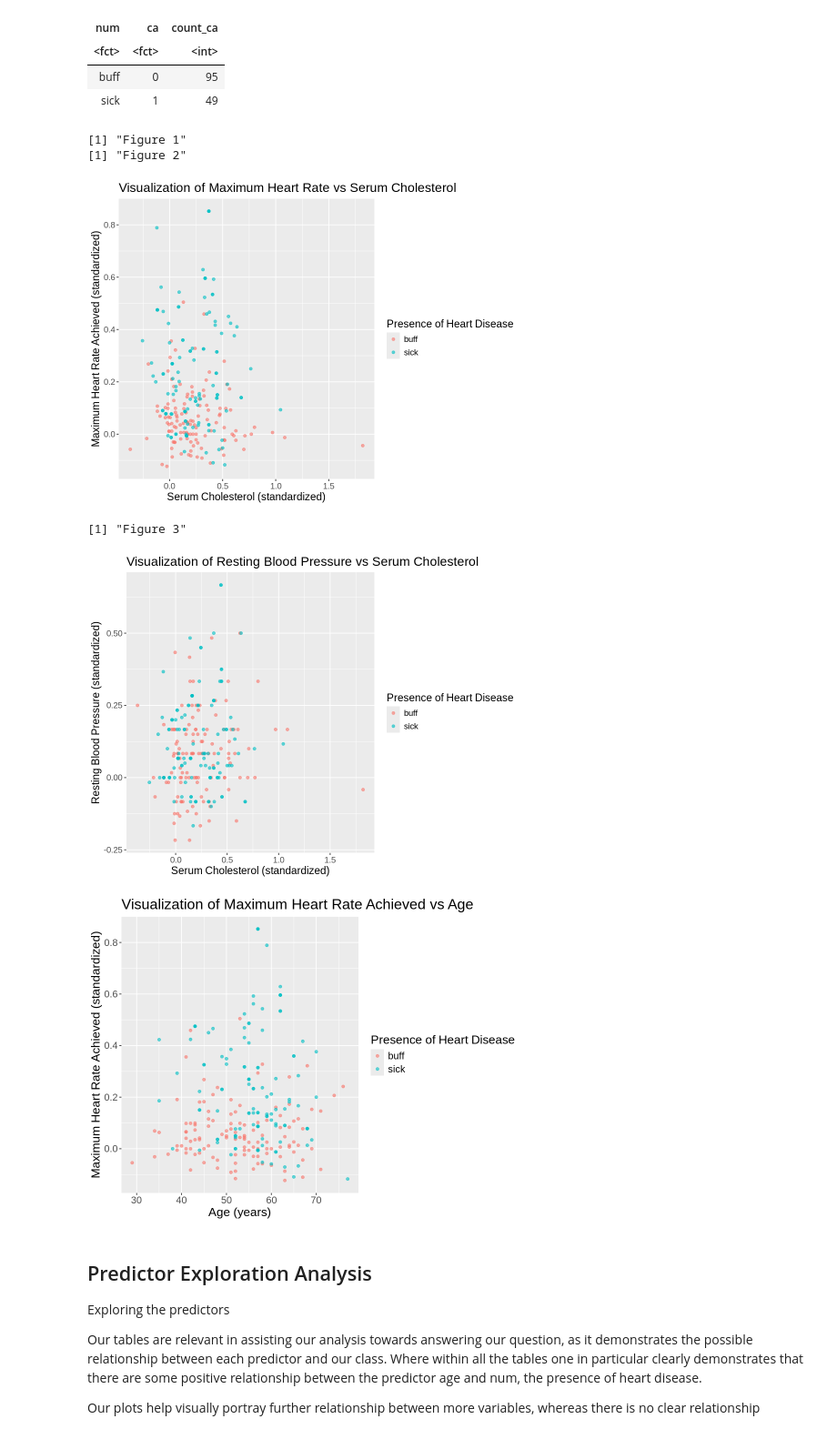
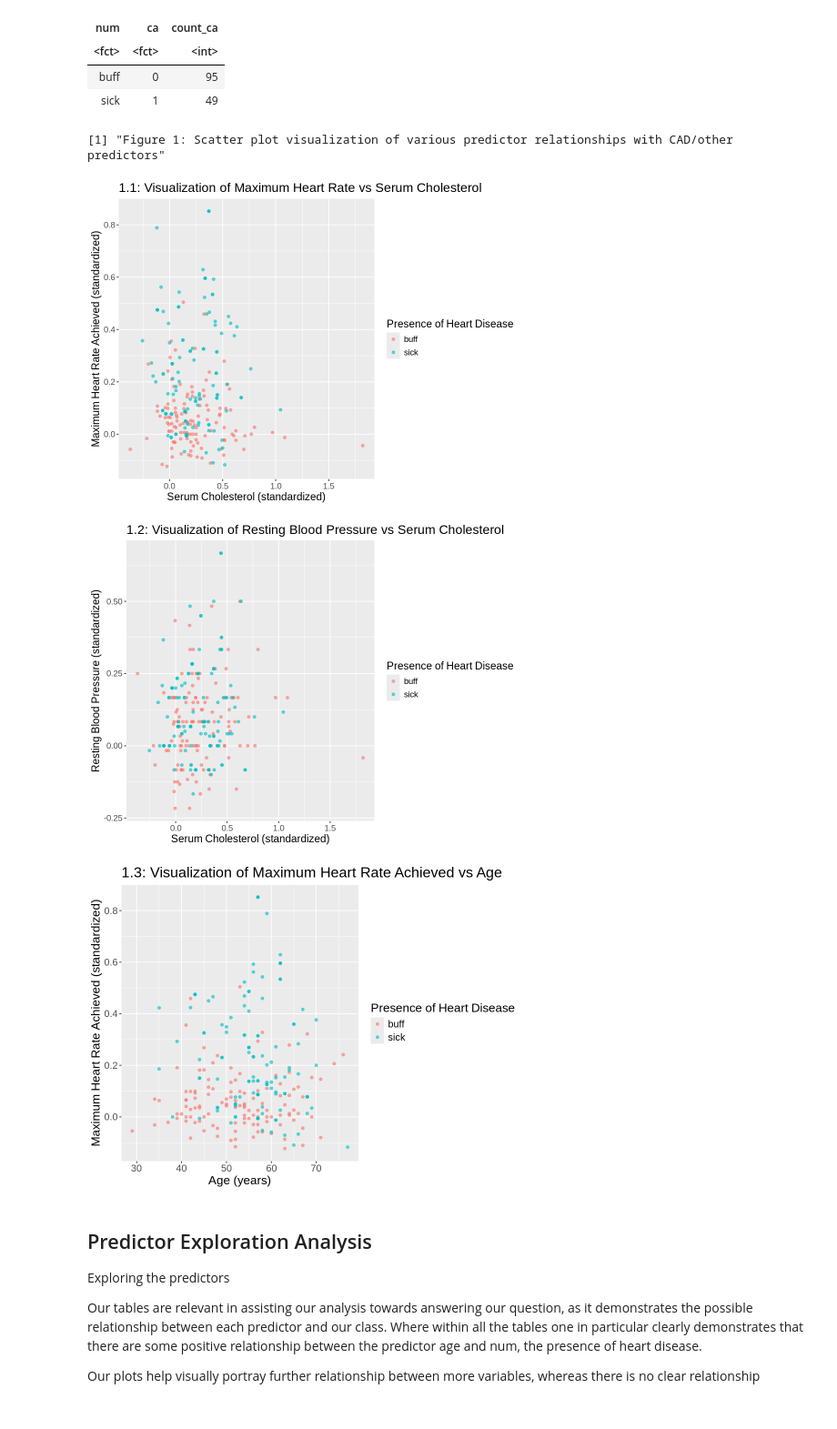
Before and after one commit to JennWan/Group_Project, a Jupyter notebook: newcleveland_2.ipynb, the cells around one changed output. Shown at 91% size. Cells and saved outputs as stored; diff of their text form; code cells hidden in the pictures.

Commit message:
scatter plot edits

```diff
--- a/newcleveland_2.ipynb
+++ b/newcleveland_2.ipynb
@@ -485,63 +485,60 @@ A grouped_df: 2 × 3
 | buff | 0 | 95 |
 | sick | 1 | 49 |
 # %%
-# visualization of the relationships of predictors of interest with CAD/each other
+# scatter plot visualizations of the relationships of predictors of interest with CAD/each other
 
 options(repr.plot.height = 6, repr.plot.width = 8)
 
 # draw a scatter plot to visualize the relationship between serum cholesterol (standardized)
 # and observed maximum heart rate (standardized)
 
-print("Figure 1")
+print("Figure 1: Scatter plot visualization of various predictor relationships with CAD/other predictors")
+
 exploration_plot1 <- cleveland_train |>
   ggplot(aes(x = sd_chol, y = sd_thalach, color = num)) +
   geom_point(alpha = 0.6) +
   labs(x = "Serum Cholesterol (standardized)",
        y = "Maximum Heart Rate Achieved (standardized)",
        color = "Presence of Heart Disease",
-       title = "Visualization of Maximum Heart Rate vs Serum Cholesterol") +
+       title = "1.1: Visualization of Maximum Heart Rate vs Serum Cholesterol") +
   theme(text = element_text(size = 14))
 
 exploration_plot1
 
 # draw a scatter plot to visualize the relationship between serum cholesterol (standardized)
 # and resting blood pressure (standardized)
 
-print("Figure 2")
 options(repr.plot.height = 6, repr.plot.width = 8)
 exploration_plot2 <- cleveland_train |>
   ggplot(aes(x = sd_chol, y = sd_trestbps, color = num)) +
   geom_point(alpha = 0.6) +
   labs(x = "Serum Cholesterol (standardized)",
        y = "Resting Blood Pressure (standardized)",
        color = "Presence of Heart Disease",
-       title = "Visualization of Resting Blood Pressure vs Serum Cholesterol") +
+       title = "1.2: Visualization of Resting Blood Pressure vs Serum Cholesterol") +
   theme(text = element_text(size = 14))
 
 exploration_plot2
 
 # draw a scatter plot to visualize the relationship between age and maximum heart rate
 # achieved (standardized)
 
 options(repr.plot.height = 6, repr.plot.width = 8)
 exploration_plot3 <- cleveland_train |>
   ggplot(aes(x = age, y = sd_thalach, color = num)) +
   geom_point(alpha = 0.6) +
   labs(x = "Age (years)",
        y = "Maximum Heart Rate Achieved (standardized)",
        color = "Presence of Heart Disease",
-       title = "Visualization of Maximum Heart Rate Achieved vs Age") +
+       title = "1.3: Visualization of Maximum Heart Rate Achieved vs Age") +
   theme(text = element_text(size = 16))
 
-print("Figure 3")
 exploration_plot3
 # %% [output]
-[1] "Figure 1"
-[1] "Figure 2"
+[1] "Figure 1: Scatter plot visualization of various predictor relationships with CAD/other predictors"
-[figure, old version]
+[figure, new version]
-[1] "Figure 3"
-[figure, old version]
+[figure, new version]
-[figure, old version]
+[figure, new version]
 # %% [markdown]
 ## Predictor Exploration Analysis
 
```
